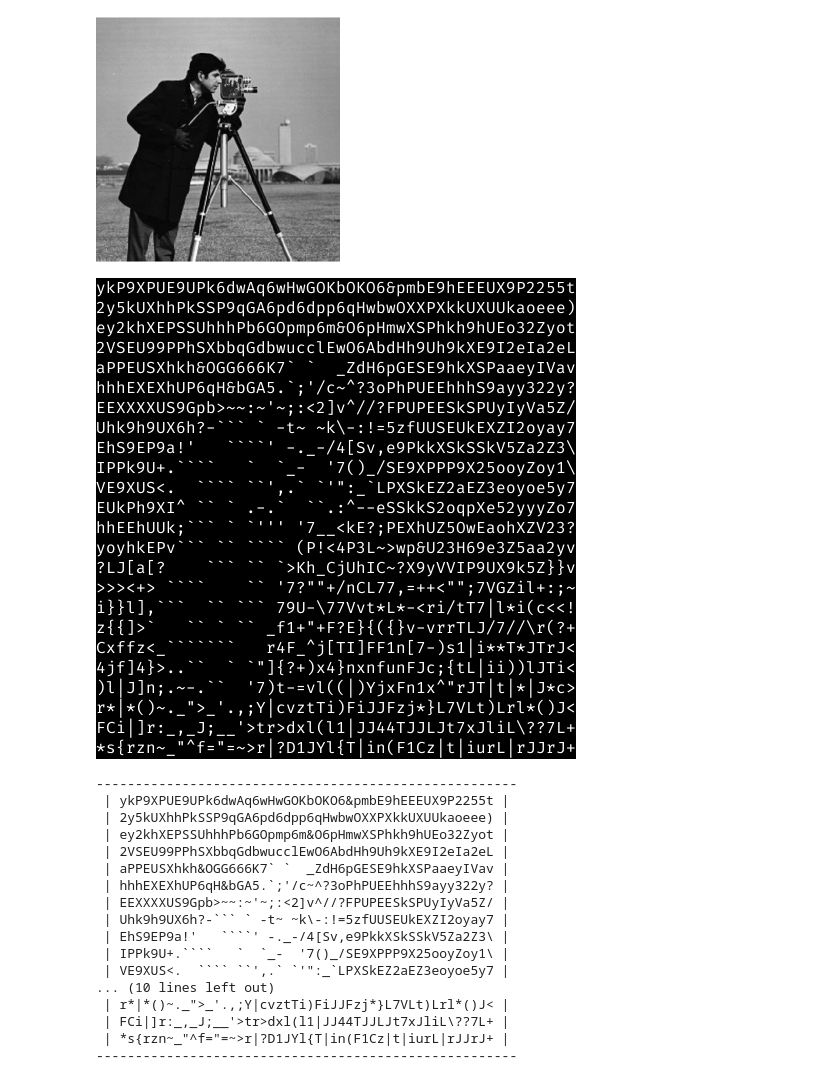
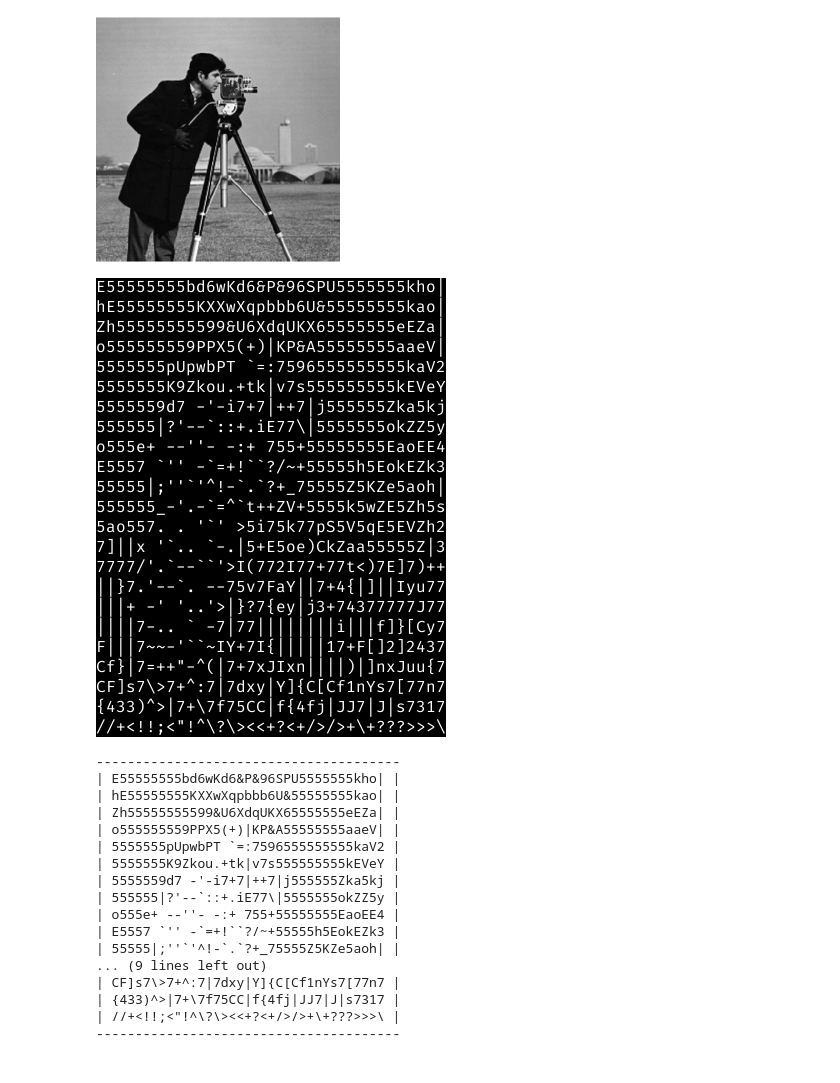
Before and after one commit to wojciechsadlik/python-char-art, a Jupyter notebook: notebooks/img2chars_playground.ipynb, the cells around one changed output. Saved outputs shown, nothing was run; the diff lists cells and outputs as text; code cells hidden in the pictures.

`````diff
--- a/notebooks/img2chars_playground.ipynb
+++ b/notebooks/img2chars_playground.ipynb
@@ -85,33 +85,33 @@ display(prep_img)
 # %%
 from converters.tile.bin_1d import Tile2Symb1dBin
 converter = LineConverter(tile_converter=Tile2Symb1dBin(symbols=SYMBOLS,
                                                         font=FONT,
                                                         bins=16))
 
-res_arr = ImgConverter(converter, FONT).img2symbols(prep_img, max_cols=MAX_WIDTH, col_width=4, max_lines=MAX_HEIGHT, line_height=8)
+res_arr = ImgConverter(converter, FONT).img2symbols(prep_img, max_cols=MAX_WIDTH, max_lines=MAX_HEIGHT)
 display(render_symbols_img(res_arr, FONT))
 
 res_arr = colorize_symbols(orig_img, res_arr, FONT, AnsiColorizer(bg_brightness_scale=0.5, use_ansi_256_colors=False))
 print_gallery([res_arr], 1)
 # %% [output]
-[figure, old version]
+[figure, new version]
-------------------------------------------------------
- | ykP9XPUE9UPk6dwAq6wHwGOKbOKO6&pmbE9hEEEUX9P2255t |
- | 2y5kUXhhPkSSP9qGA6pd6dpp6qHwbwOXXPXkkUXUUkaoeee) |
- | ey2khXEPSSUhhhPb6GOpmp6m&O6pHmwXSPhkh9hUEo32Zyot |
- | 2VSEU99PPhSXbbqGdbwucclEwO6AbdHh9Uh9kXE9I2eIa2eL |
- | aPPEUSXhkh&OGG666K7` `  _ZdH6pGESE9hkXSPaaeyIVav |
- | hhhEXEXhUP6qH&bGA5.`;'/c~^?3oPhPUEEhhhS9ayy322y? |
- | EEXXXXUS9Gpb>~~:~'~;:<2]v^//?FPUPEESkSPUyIyVa5Z/ |
- | Uhk9h9UX6h?-``` ` -t~ ~k\-:!=5zfUUSEUkEXZI2oyay7 |
- | EhS9EP9a!'   ````' -._-/4[Sv,e9PkkXSkSSkV5Za2Z3\ |
- | IPPk9U+.````   `  `_-  '7()_/SE9XPPP9X25ooyZoy1\ |
- | VE9XUS<.  ```` ``',.` `'":_`LPXSkEZ2aEZ3eoyoe5y7 |
-... (10 lines left out)
- | r*|*()~._">_'.,;Y|cvztTi)FiJJFzj*}L7VLt)Lrl*()J< |
- | FCi|]r:_,_J;__'>tr>dxl(l1|JJ44TJJLJt7xJliL\??7L+ |
- | *s{rzn~_"^f="=~>r|?D1JYl{T|in(F1Cz|t|iurL|rJJrJ+ |
-------------------------------------------------------
+---------------------------------------
+| E55555555bd6wKd6&P&96SPU5555555kho| |
+| hE55555555KXXwXqpbbb6U&55555555kao| |
+| Zh55555555599&U6XdqUKX65555555eEZa| |
+| o555555559PPX5(+)|KP&A55555555aaeV| |
+| 5555555pUpwbPT `=:7596555555555kaV2 |
+| 5555555K9Zkou.+tk|v7s555555555kEVeY |
+| 5555559d7 -'-i7+7|++7|j555555Zka5kj |
+| 555555|?'--`::+.iE77\|5555555okZZ5y |
+| o555e+ --''- -:+ 755+55555555EaoEE4 |
+| E5557 `'' -`=+!``?/~+55555h5EokEZk3 |
+| 55555|;''`'^!-`.`?+_75555Z5KZe5aoh| |
+... (9 lines left out)
+| CF]s7\>7+^:7|7dxy|Y]{C[Cf1nYs7[77n7 |
+| {433)^>|7+\7f75CC|f{4fj|JJ7|J|s7317 |
+| //+<!!;<"!^\?\><<+?<+/>/>+\+???>>>\ |
+---------------------------------------
 # %%
 from converters.tile.bin_2d import Tile2Symb2dBin
 converter = LineConverter(tile_converter=Tile2Symb2dBin(symbols=SYMBOLS,
`````
Also changed, not shown: parts of 5 cells of this notebook, 7 other files.
